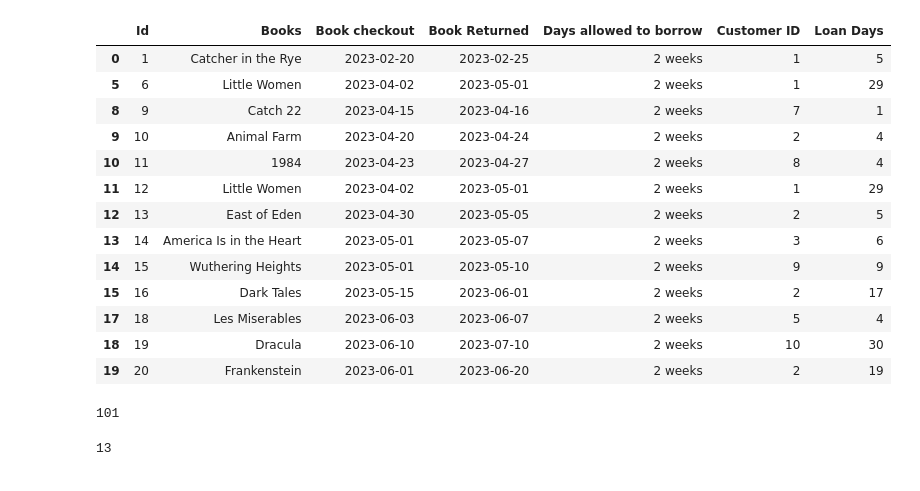
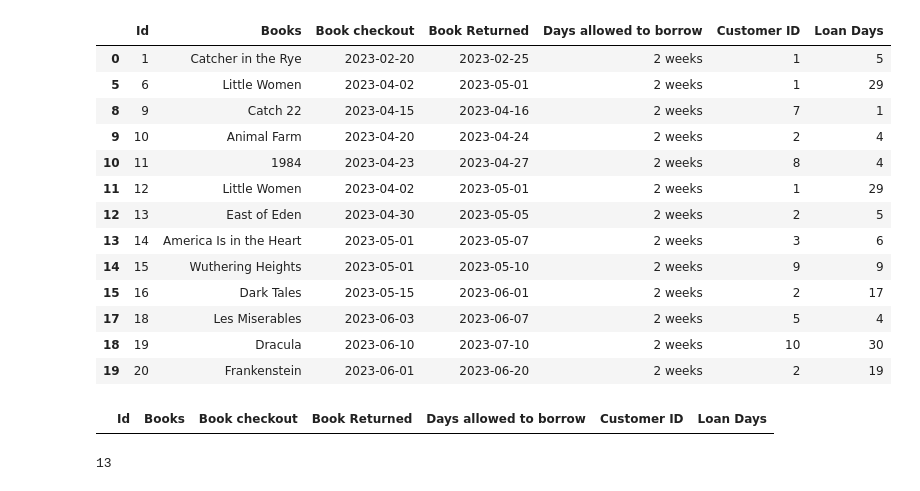
Before and after one commit to AnthonyStanworth/Library_Project, a Jupyter notebook: data_cleaner_app/experimentation_cleaner.ipynb, the cells around one changed output. Drawn from its saved outputs; the diff is of its cells as text; code cells hidden in the pictures.

```diff
--- a/data_cleaner_app/experimentation_cleaner.ipynb
+++ b/data_cleaner_app/experimentation_cleaner.ipynb
@@ -161,7 +195,7 @@ def loan_time(df, date1, date2):
 loan_time(book,'Book checkout','Book Returned')
 # %%
 book['valid loan time'] = book['Loan Days'] >= 0
-invalid_loan = book[book['valid loan time'] == False].drop('valid loan time', axis=1)
+invalid_loan = (book[book['valid loan time'] == False]).drop('valid loan time', axis=1)
 errors = pd.concat([errors, invalid_loan], ignore_index=True)
 
 book = book[book['valid loan time']].drop('valid loan time', axis=1)
@@ -181,10 +215,10 @@ book
 | 17 | 18 | Les Miserables | 2023-06-03 | 2023-06-07 | 2 weeks | 5 | 4 |
 | 18 | 19 | Dracula | 2023-06-10 | 2023-07-10 | 2 weeks | 10 | 30 |
 | 19 | 20 | Frankenstein | 2023-06-01 | 2023-06-20 | 2 weeks | 2 | 19 |
-# %%
-len(errors)
-# %% [output]
-101
+# %%
+invalid_loan
+# %% [output]
+|  | Id | Books | Book checkout | Book Returned | Days allowed to borrow | Customer ID | Loan Days |
 # %%
 from sqlalchemy import create_engine
 # %%
```
Also changed, not shown: parts of 7 cells of this notebook, 3 other files.
